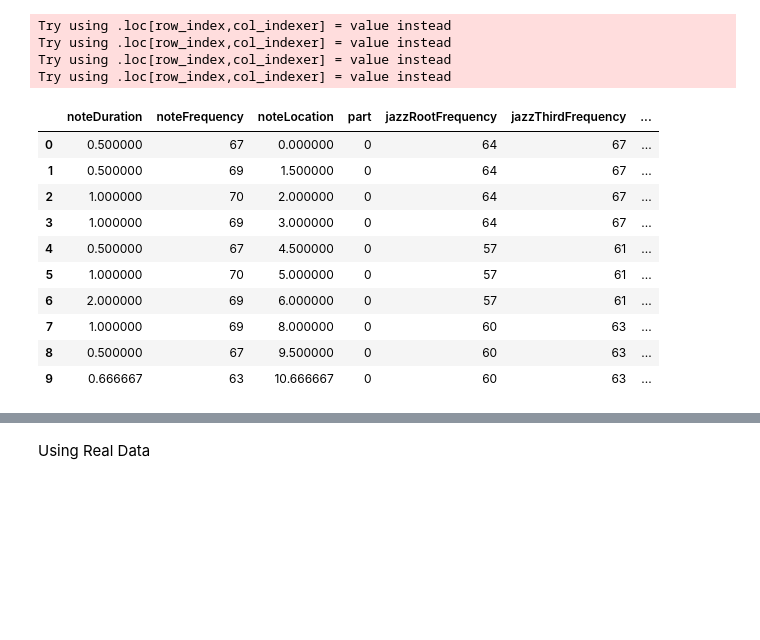
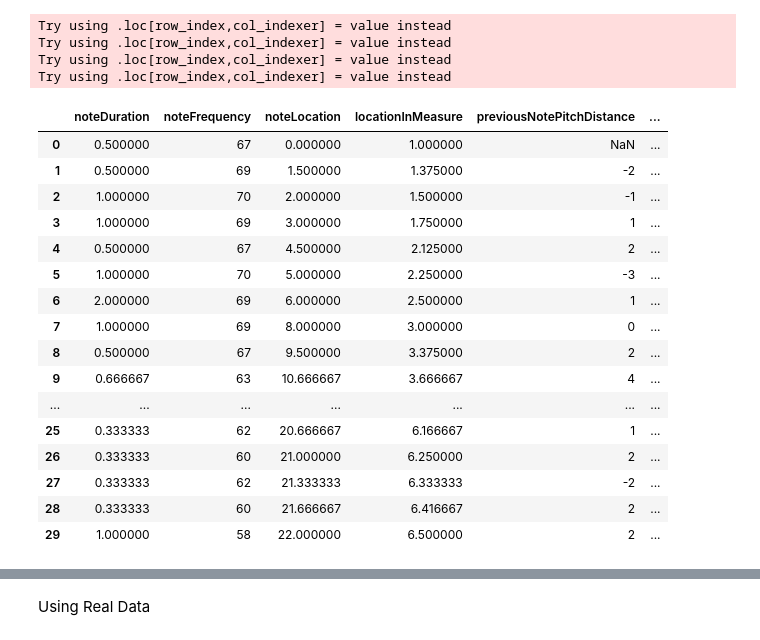
Before and after one commit to jgab3103/phd_code, a Jupyter notebook: Data Preparation.ipynb, the cells around one changed output, grey strips where cells are left out. Cells and saved outputs as stored; diff of their text form; code cells hidden in the pictures; blank space fills up the shorter version.

```diff
--- a/Data Preparation.ipynb
+++ b/Data Preparation.ipynb
@@ -213,7 +213,7 @@ def prep_data_from_xml(xml_file=''):
         else:
             return 'inPhrase'
 
-    solo_note_events['phraseStatus'] = solo_note_events.apply(phraseCounter, axis=1)
+    #solo_note_events['phraseStatus'] = solo_note_events.apply(phraseCounter, axis=1)
 
 
 
@@ -225,9 +225,9 @@ def prep_data_from_xml(xml_file=''):
         return x
 
 
-    solo_note_events['phrase'] = solo_note_events.apply(incPhraseTwo, axis=1)
+    #solo_note_events['phrase'] = solo_note_events.apply(incPhraseTwo, axis=1)
     # get rid of phraseStatus
-    del solo_note_events['phraseStatus']
+    #del solo_note_events['phraseStatus']
 
 ####################################### FIND CHORD TYPE
 
@@ -253,7 +253,7 @@ def prep_data_from_xml(xml_file=''):
         return x
 
 
-    solo_note_events['notePitchDistanceToRoot'] = solo_note_events.apply(calc_dist_note_root, axis=1)
+    #solo_note_events['notePitchDistanceToRoot'] = solo_note_events.apply(calc_dist_note_root, axis=1)
 
 ########################## CURRENT MEASURE ######################
     def calc_measure_floor(data_row):
@@ -279,27 +279,33 @@ def prep_data_from_xml(xml_file=''):
         chordRootFreq = data_row['jazzRootFrequency']
         return chordRootFreq
 
-    solo_note_events['chordRootFrequency'] = solo_note_events.apply(createChordRootFrequency, axis=1)
+    #solo_note_events['chordRootFrequency'] = solo_note_events.apply(createChordRootFrequency, axis=1)
 
 ########### CREATE CHORD ROOT MINIMISED FREQ #############################################
     def createChordRootMinimisedFrequency(data_row):
         chordRootMinFreq = data_row['jazzRootFrequency'] % 12
         return chordRootMinFreq
 
-    solo_note_events['chordRootMinimizedFrequency'] = solo_note_events.apply(createChordRootMinimisedFrequency, axis=1)
+    #solo_note_events['chordRootMinimizedFrequency'] = solo_note_events.apply(createChordRootMinimisedFrequency, axis=1)
 ########### CREATE CHORD BASS FREQ #############################################
     def createChordBassFrequency(data_row):
         chordBassFreq = data_row['jazzRootFrequency']
         return chordBassFreq
 
-    solo_note_events['chordBassFrequency'] = solo_note_events.apply(createChordBassFrequency, axis=1)
+    #solo_note_events['chordBassFrequency'] = solo_note_events.apply(createChordBassFrequency, axis=1)
 
 ########### CREATE CHORD BASS MIN FREQ #############################################
     def createChordBassMinimisedFrequency(data_row):
         chordBassMinFreq = data_row['jazzRootFrequency'] % 12
         return chordBassMinFreq
 
-    solo_note_events['chordBassMinimizedFrequency'] = solo_note_events.apply(createChordBassMinimisedFrequency, axis=1)
+    #solo_note_events['chordBassMinimizedFrequency'] = solo_note_events.apply(createChordBassMinimisedFrequency, axis=1)
+
+    del solo_note_events['jazzRootFrequency']
+    del solo_note_events['jazzThirdFrequency']
+    del solo_note_events['jazzFifthFrequency']
+    del solo_note_events['jazzSeventhFrequency']
+    del solo_note_events['part']
 
 
     return solo_note_events
@@ -307,41 +313,48 @@ def prep_data_from_xml(xml_file=''):
 ####################### SMALL DATA SET VALIDATION AND TESTING ##########
 testData = prep_data_from_xml('xml_files/testingData.xml')
 
-testData['chordVoicingFrequencyArray']='67,33,21,17'
-testData['minimisedChordVoicingFrequencyArray']='11,8,5,0'
+#testData['chordVoicingFrequencyArray']='67,33,21,17'
+#testData['minimisedChordVoicingFrequencyArray']='11,8,5,0'
 testData['currentTempo'] = 120
 testData['instrument']='piano'
-testData['instrumentFamily']='keyboard'
+#testData['instrumentFamily']='keyboard'
+testData['dynamics'] = None
 testData['title'] = "stella_by_starlight"
 testData['composerName'] = 'oscar_hammerstien'
 testData['performerName'] = 'keith_jarrett'
 testData['yearComposed'] = 1943
 testData['yearPerformed'] = 1986
 
-def createUniquePhraseId(data_row):
-    phraseId = str(data_row['title']) + '_' + str(data_row['phrase'])
-    return phraseId
+#def createUniquePhraseId(data_row):
+ #   phraseId = str(data_row['title']) + '_' + str(data_row['phrase'])
+  #  return phraseId
 
-testData['uniquePhraseId'] = testData.apply(createUniquePhraseId, axis=1)
+#testData['uniquePhraseId'] = testData.apply(createUniquePhraseId, axis=1)
 # %% [output]
 Try using .loc[row_index,col_indexer] = value instead
 Try using .loc[row_index,col_indexer] = value instead
 Try using .loc[row_index,col_indexer] = value instead
 Try using .loc[row_index,col_indexer] = value instead
 # %%
-display(HTML(testData[0:10].to_html()))
+display(HTML(testData.to_html()))
 # %% [output]
-|  | noteDuration | noteFrequency | noteLocation | part | jazzRootFrequency | jazzThirdFrequency | ... |
-| 0 | 0.500000 | 67 | 0.000000 | 0 | 64 | 67 | ... |
-| 1 | 0.500000 | 69 | 1.500000 | 0 | 64 | 67 | ... |
-| 2 | 1.000000 | 70 | 2.000000 | 0 | 64 | 67 | ... |
-| 3 | 1.000000 | 69 | 3.000000 | 0 | 64 | 67 | ... |
-| 4 | 0.500000 | 67 | 4.500000 | 0 | 57 | 61 | ... |
-| 5 | 1.000000 | 70 | 5.000000 | 0 | 57 | 61 | ... |
-| 6 | 2.000000 | 69 | 6.000000 | 0 | 57 | 61 | ... |
-| 7 | 1.000000 | 69 | 8.000000 | 0 | 60 | 63 | ... |
-| 8 | 0.500000 | 67 | 9.500000 | 0 | 60 | 63 | ... |
-| 9 | 0.666667 | 63 | 10.666667 | 0 | 60 | 63 | ... |
+|  | noteDuration | noteFrequency | noteLocation | locationInMeasure | previousNotePitchDistance | ... |
+| 0 | 0.500000 | 67 | 0.000000 | 1.000000 | NaN | ... |
+| 1 | 0.500000 | 69 | 1.500000 | 1.375000 | -2 | ... |
+| 2 | 1.000000 | 70 | 2.000000 | 1.500000 | -1 | ... |
+| 3 | 1.000000 | 69 | 3.000000 | 1.750000 | 1 | ... |
+| 4 | 0.500000 | 67 | 4.500000 | 2.125000 | 2 | ... |
+| 5 | 1.000000 | 70 | 5.000000 | 2.250000 | -3 | ... |
+| 6 | 2.000000 | 69 | 6.000000 | 2.500000 | 1 | ... |
+| 7 | 1.000000 | 69 | 8.000000 | 3.000000 | 0 | ... |
+| 8 | 0.500000 | 67 | 9.500000 | 3.375000 | 2 | ... |
+| 9 | 0.666667 | 63 | 10.666667 | 3.666667 | 4 | ... |
+| ... | ... | ... | ... | ... | ... | ... |
+| 25 | 0.333333 | 62 | 20.666667 | 6.166667 | 1 | ... |
+| 26 | 0.333333 | 60 | 21.000000 | 6.250000 | 2 | ... |
+| 27 | 0.333333 | 62 | 21.333333 | 6.333333 | -2 | ... |
+| 28 | 0.333333 | 60 | 21.666667 | 6.416667 | 2 | ... |
+| 29 | 1.000000 | 58 | 22.000000 | 6.500000 | 2 | ... |
 # %%
 testData['globalCount'] = testData.index.values
 # %%
```
Also changed, not shown: parts of 5 cells of this notebook, 5 other files.
